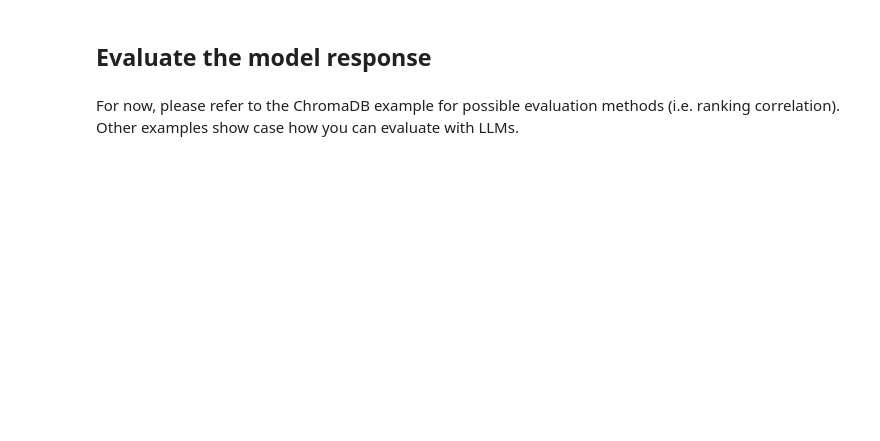
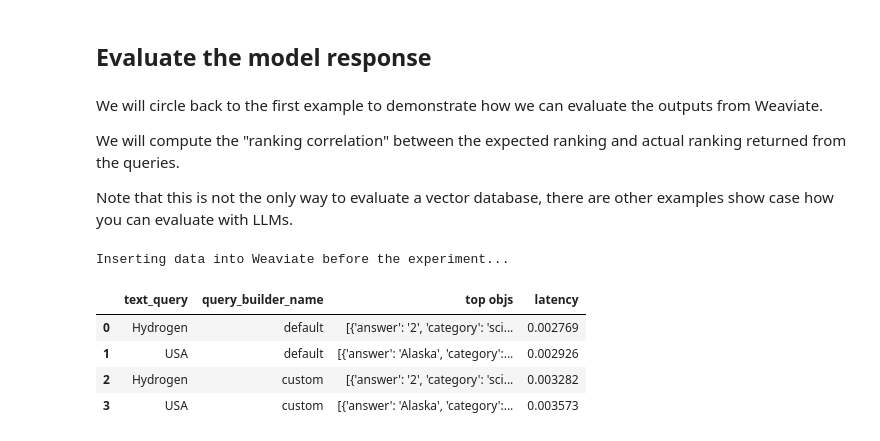
Before and after one commit to hegelai/prompttools, a Jupyter notebook: examples/notebooks/vectordb_experiments/WeaviateExperiment.ipynb, the cells around one changed output. Drawn from its saved outputs; the diff is of its cells as text; code cells hidden in the pictures; blank space fills up the shorter version.

```diff
--- a/examples/notebooks/vectordb_experiments/WeaviateExperiment.ipynb
+++ b/examples/notebooks/vectordb_experiments/WeaviateExperiment.ipynb
@@ -225,4 +223,31 @@ experiment.visualize()
 # %% [markdown]
 ## Evaluate the model response
 # %% [markdown]
-For now, please refer to the ChromaDB example for possible evaluation methods (i.e. ranking correlation). Other examples show case how you can evaluate with LLMs.
+We will circle back to the first example to demonstrate how we can evaluate the outputs from Weaviate.
+
+We will compute the "ranking correlation" between the expected ranking and actual ranking returned from the queries.
+
+Note that this is not the only way to evaluate a vector database, there are other examples show case how you can evaluate with LLMs.
+# %%
+_clear_existing_class(class_name)
+_insert_data(data, client)
+
+property_names = ["doc_id", "category", "question", "answer"]  # Specify what property you would like to query
+text_queries = ["Hydrogen", "USA"]  # Your text queries that will be passed in to query builder to create query
+
+
+experiment = WeaviateExperiment(client=client,
+                                class_name=class_name,
+                                use_existing_data=True,
+                                property_names=property_names,
+                                text_queries=text_queries,
+                                query_builders=query_builders)
+experiment.run()
+experiment.visualize()
+# %% [output]
+Inserting data into Weaviate before the experiment...
+|  | text_query | query_builder_name | top objs | latency |
+| 0 | Hydrogen | default | [{'answer': '2', 'category': 'sci... | 0.002769 |
+| 1 | USA | default | [{'answer': 'Alaska', 'category':... | 0.002926 |
+| 2 | Hydrogen | custom | [{'answer': '2', 'category': 'sci... | 0.003282 |
+| 3 | USA | custom | [{'answer': 'Alaska', 'category':... | 0.003573 |
```
Also changed, not shown: parts of 11 cells of this notebook.
